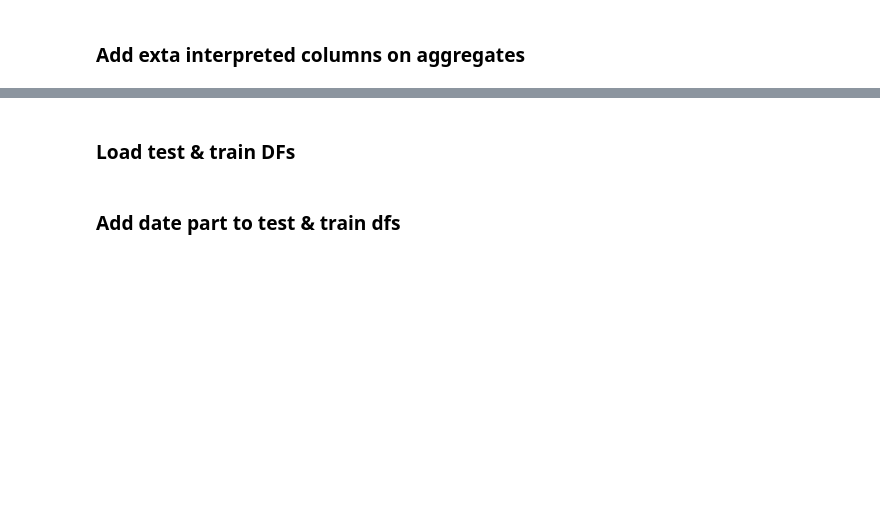
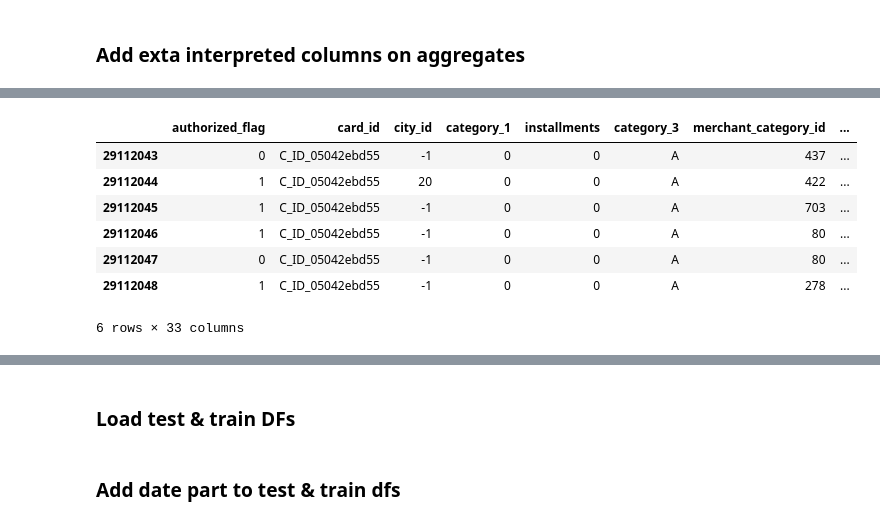
Before and after one commit to anonymouskitler/kaggle, a Jupyter notebook: Elo feature engineering.ipynb, the cells around one changed output, grey strips where cells are left out. Saved outputs shown, nothing was run; the diff lists cells and outputs as text; code cells hidden in the pictures; blank space fills up the shorter version.

```diff
--- a/Elo feature engineering.ipynb
+++ b/Elo feature engineering.ipynb
@@ -219,0 +265,13 @@ Wall time: 2min 3s
+# %%
+temp = hist_trans.loc[hist_trans['card_id'] == 'C_ID_05042ebd55']
+# %%
+temp
+# %% [output]
+|  | authorized_flag | card_id | city_id | category_1 | installments | category_3 | merchant_category_id | ... |
+| 29112043 | 0 | C_ID_05042ebd55 | -1 | 0 | 0 | A | 437 | ... |
+| 29112044 | 1 | C_ID_05042ebd55 | 20 | 0 | 0 | A | 422 | ... |
+| 29112045 | 1 | C_ID_05042ebd55 | -1 | 0 | 0 | A | 703 | ... |
+| 29112046 | 1 | C_ID_05042ebd55 | -1 | 0 | 0 | A | 80 | ... |
+| 29112047 | 0 | C_ID_05042ebd55 | -1 | 0 | 0 | A | 80 | ... |
+| 29112048 | 1 | C_ID_05042ebd55 | -1 | 0 | 0 | A | 278 | ... |
+6 rows × 33 columns
```
Also changed, not shown: parts of 13 cells of this notebook, 11 other files.
